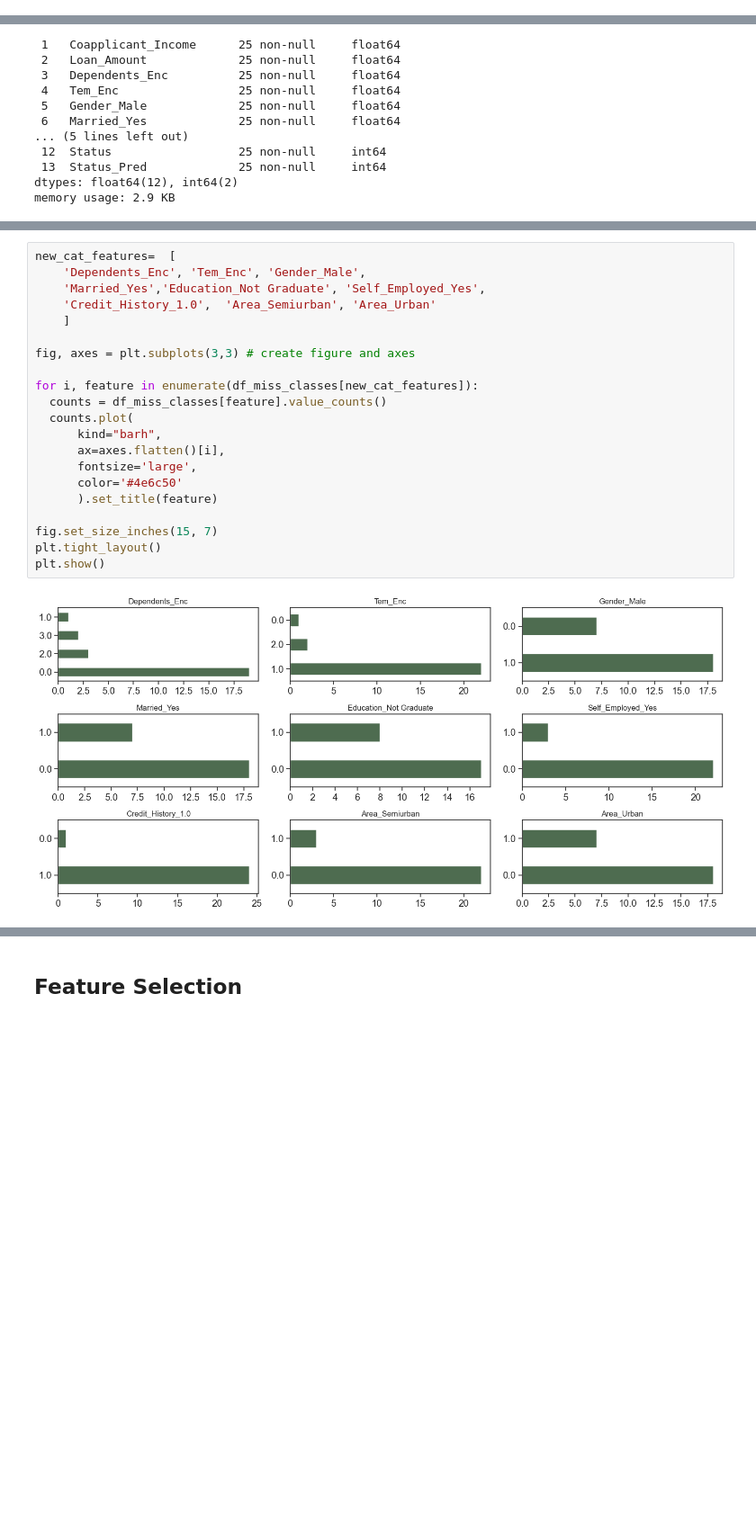
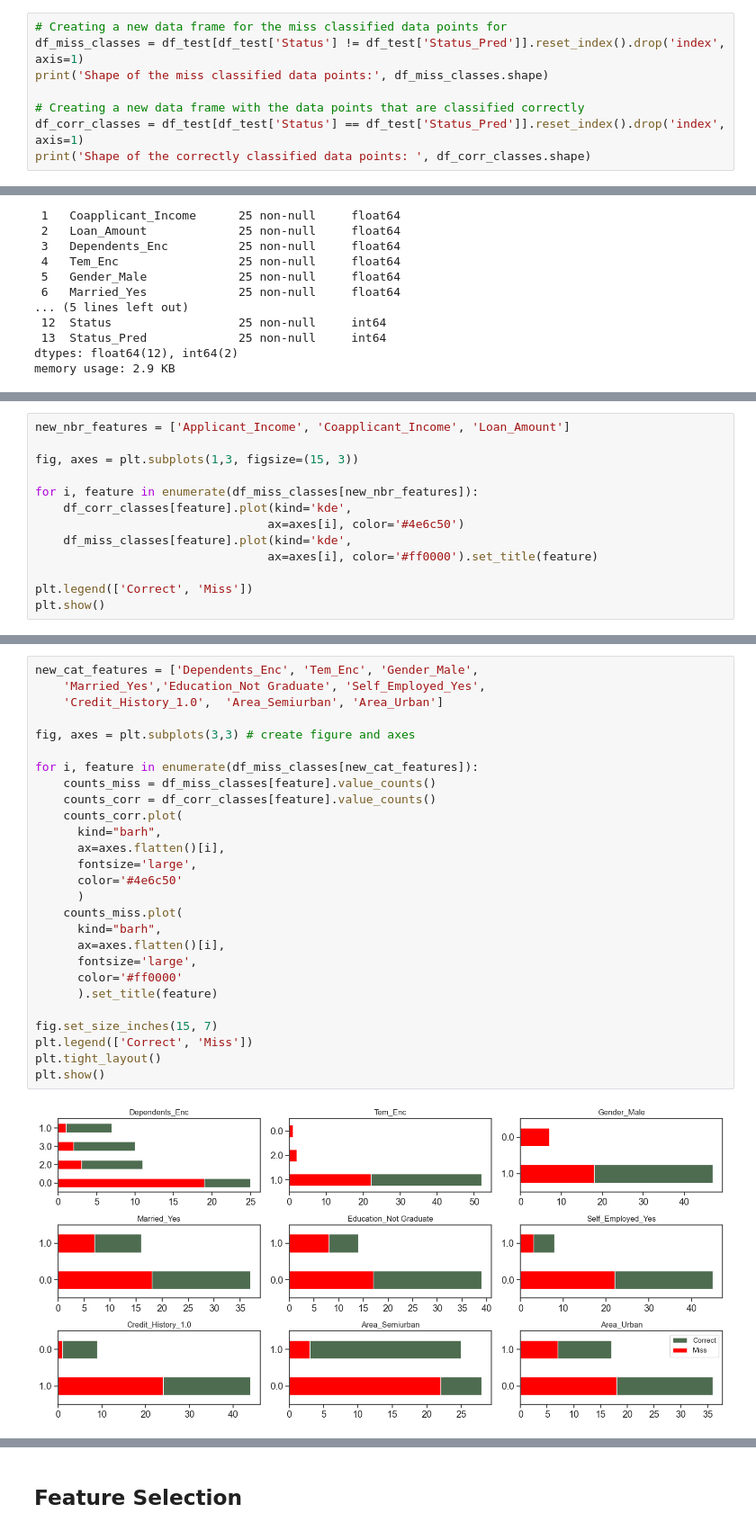
Before and after one commit to muscak/Loan-Prediction, a Jupyter notebook: Loan_Prediction.ipynb, the cells around one changed output, grey strips where cells are left out. Shown at 90% size. Cells and saved outputs as stored; diff of their text form; blank space fills up the shorter version.

```diff
--- a/Loan_Prediction.ipynb
+++ b/Loan_Prediction.ipynb
@@ -860,0 +860,8 @@ df_miss_classes.shape
+# %%
+# Creating a new data frame for the miss classified data points for
+df_miss_classes = df_test[df_test['Status'] != df_test['Status_Pred']].reset_index().drop('index', axis=1)
+print('Shape of the miss classified data points:', df_miss_classes.shape)
+
+# Creating a new data frame with the data points that are classified correctly
+df_corr_classes = df_test[df_test['Status'] == df_test['Status_Pred']].reset_index().drop('index', axis=1)
+print('Shape of the correctly classified data points: ', df_corr_classes.shape)
@@ -880,0 +932,13 @@ memory usage: 2.9 KB
+# %%
+new_nbr_features = ['Applicant_Income', 'Coapplicant_Income', 'Loan_Amount']
+
+fig, axes = plt.subplots(1,3, figsize=(15, 3))
+
+for i, feature in enumerate(df_miss_classes[new_nbr_features]):
+    df_corr_classes[feature].plot(kind='kde',
+                                 ax=axes[i], color='#4e6c50')
+    df_miss_classes[feature].plot(kind='kde',
+                                 ax=axes[i], color='#ff0000').set_title(feature)
+
+plt.legend(['Correct', 'Miss'])
+plt.show()
@@ -881,23 +951,29 @@ memory usage: 2.9 KB
 # %%
-new_cat_features=  [
-    'Dependents_Enc', 'Tem_Enc', 'Gender_Male',
+new_cat_features = ['Dependents_Enc', 'Tem_Enc', 'Gender_Male',
     'Married_Yes','Education_Not Graduate', 'Self_Employed_Yes',
-    'Credit_History_1.0',  'Area_Semiurban', 'Area_Urban'
-    ]
+    'Credit_History_1.0',  'Area_Semiurban', 'Area_Urban']
 
 fig, axes = plt.subplots(3,3) # create figure and axes
 
 for i, feature in enumerate(df_miss_classes[new_cat_features]):
-  counts = df_miss_classes[feature].value_counts()
-  counts.plot(
+    counts_miss = df_miss_classes[feature].value_counts()
+    counts_corr = df_corr_classes[feature].value_counts()
+    counts_corr.plot(
       kind="barh",
       ax=axes.flatten()[i],
       fontsize='large',
       color='#4e6c50'
+      )
+    counts_miss.plot(
+      kind="barh",
+      ax=axes.flatten()[i],
+      fontsize='large',
+      color='#ff0000'
       ).set_title(feature)
 
 fig.set_size_inches(15, 7)
+plt.legend(['Correct', 'Miss'])
 plt.tight_layout()
 plt.show()
 # %% [output]
-[figure, old version]
+[figure, new version]
```
Also changed, not shown: parts of 9 cells of this notebook.
